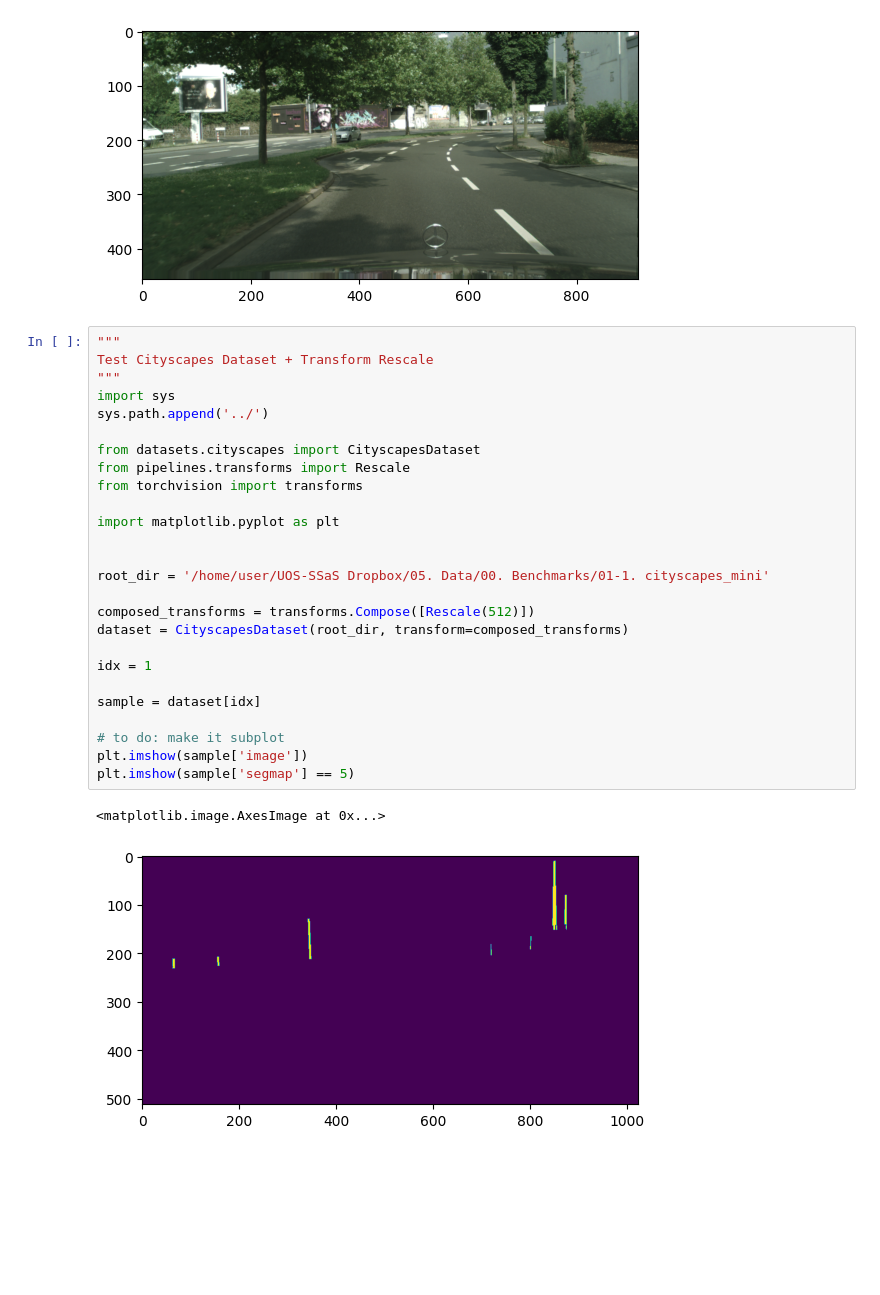
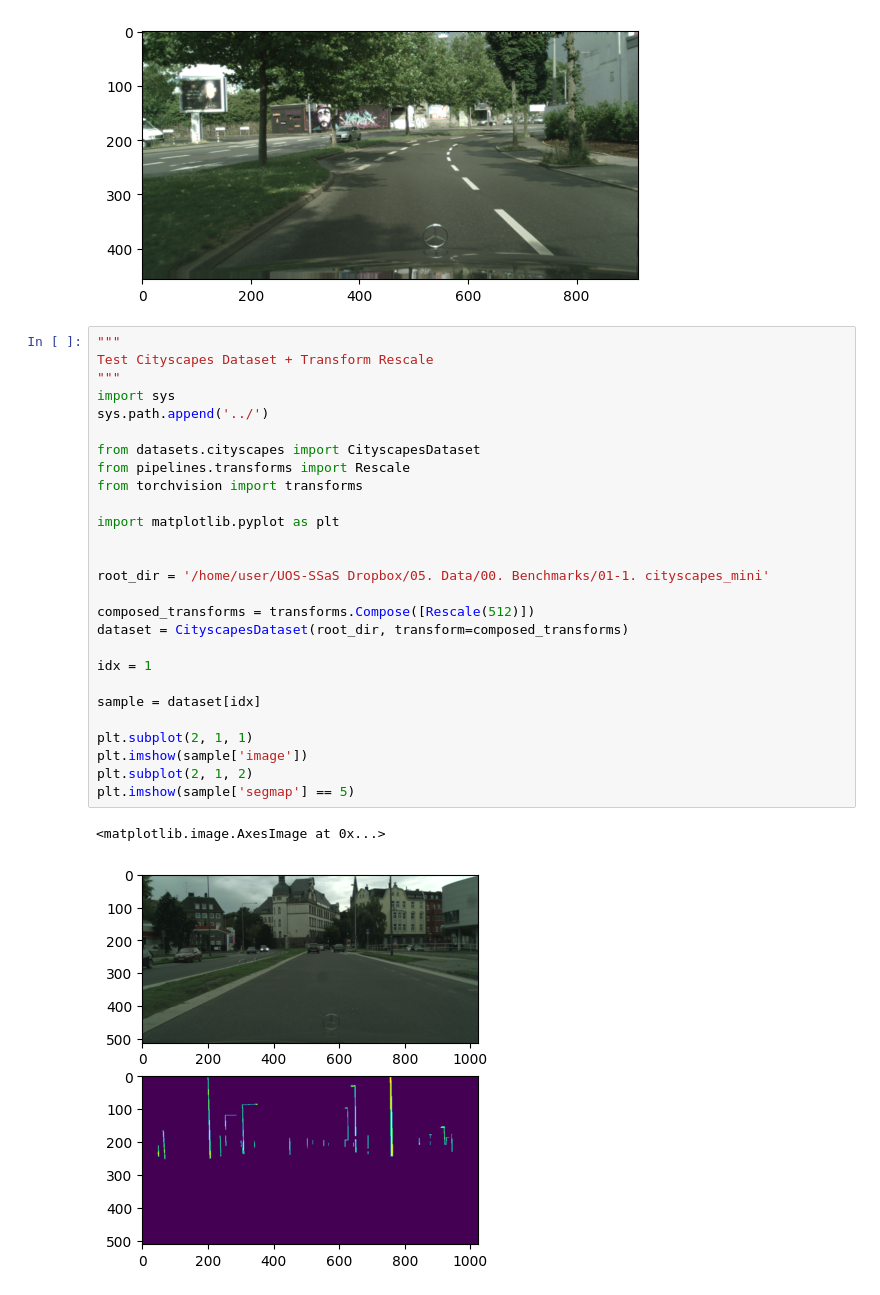
Before and after one commit to bhyun-kim/torch-semantic-seg, a Jupyter notebook: notebooks/debuging_note.ipynb, the cells around one changed output. Cells and saved outputs as stored; diff of their text form; blank space fills up the shorter version.

Commit message:
add subplot to debuging_note

```diff
--- a/notebooks/debuging_note.ipynb
+++ b/notebooks/debuging_note.ipynb
@@ -102,32 +102,33 @@ Image shape is: (457, 914, 3)
 # %%
 """
 Test Cityscapes Dataset + Transform Rescale
 """
 import sys
 sys.path.append('../')
 
 from datasets.cityscapes import CityscapesDataset
 from pipelines.transforms import Rescale
 from torchvision import transforms
 
 import matplotlib.pyplot as plt
 
 
 root_dir = '/home/user/UOS-SSaS Dropbox/05. Data/00. Benchmarks/01-1. cityscapes_mini'
 
 composed_transforms = transforms.Compose([Rescale(512)])
 dataset = CityscapesDataset(root_dir, transform=composed_transforms)
 
 idx = 1
 
 sample = dataset[idx]
 
-# to do: make it subplot
+plt.subplot(2, 1, 1)
 plt.imshow(sample['image'])
+plt.subplot(2, 1, 2)
 plt.imshow(sample['segmap'] == 5)
 # %% [output]
 <matplotlib.image.AxesImage at 0x...>
-[figure, old version]
+[figure, new version]
 # %%
 """
 Test Cityscapes Dataset
```
Also changed, not shown: parts of 1 cell of this notebook, 1 other file.
